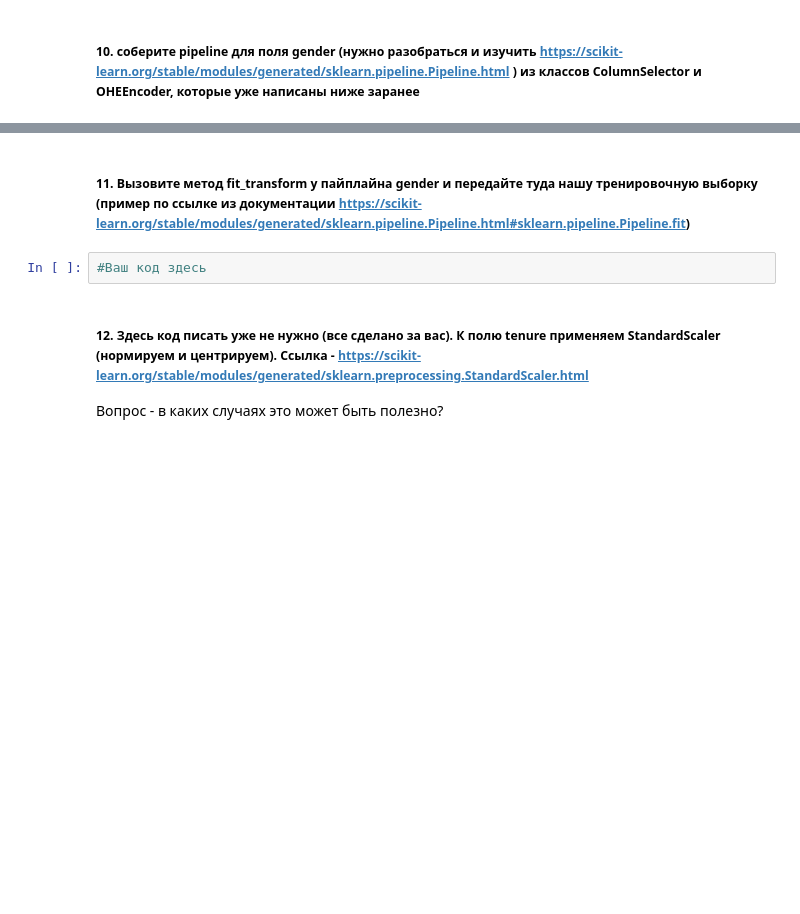
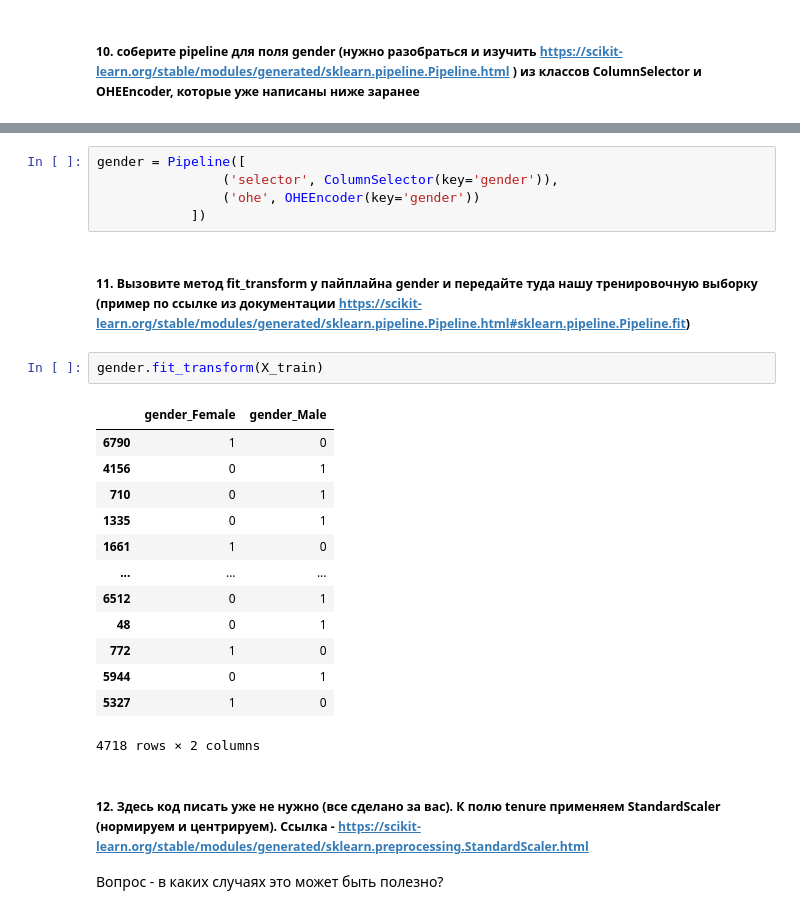
Before and after one commit to OlegRev/ML_in_business, a Jupyter notebook: HW1.ipynb, the cells around one changed output, grey strips where cells are left out. Saved outputs shown, nothing was run; the diff lists cells and outputs as text; blank space fills up the shorter version.

```diff
--- a/HW1.ipynb
+++ b/HW1.ipynb
@@ -348,7 +372,26 @@ gender = Pipeline([
+# %%
+gender = Pipeline([
+                ('selector', ColumnSelector(key='gender')),
+                ('ohe', OHEEncoder(key='gender'))
+            ])
 # %% [markdown]
 ##### 11. Вызовите метод fit_transform у пайплайна gender и передайте туда нашу тренировочную выборку (пример по ссылке из документации https://scikit-learn.org/stable/modules/generated/sklearn.pipeline.Pipeline.html#sklearn.pipeline.Pipeline.fit)
-# %%
-#Ваш код здесь
+# %%
+gender.fit_transform(X_train)
+# %% [output]
+|  | gender_Female | gender_Male |
+| 6790 | 1 | 0 |
+| 4156 | 0 | 1 |
+| 710 | 0 | 1 |
+| 1335 | 0 | 1 |
+| 1661 | 1 | 0 |
+| ... | ... | ... |
+| 6512 | 0 | 1 |
+| 48 | 0 | 1 |
+| 772 | 1 | 0 |
+| 5944 | 0 | 1 |
+| 5327 | 1 | 0 |
+4718 rows × 2 columns
 # %% [markdown]
 ##### 12. Здесь код писать уже не нужно (все сделано за вас). К полю tenure применяем StandardScaler (нормируем и центрируем). Ссылка - https://scikit-learn.org/stable/modules/generated/sklearn.preprocessing.StandardScaler.html
 Вопрос - в каких случаях это может быть полезно?
```
Also changed, not shown: parts of 18 cells of this notebook, 1 other file.
